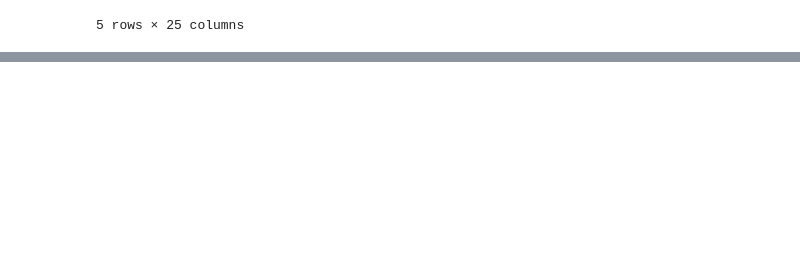
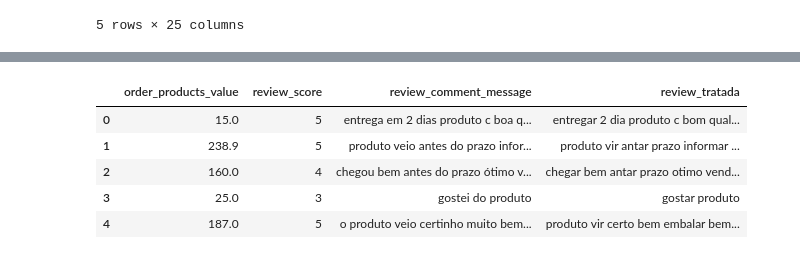
Before and after one commit to lflage/e-commerce_nlp_analysis, a Jupyter notebook: Análise de textos de reviews de e-commerce.ipynb, the cells around one changed output, grey strips where cells are left out. Cells and saved outputs as stored; diff of their text form; code cells hidden in the pictures; blank space fills up the shorter version.

```diff
--- a/Análise de textos de reviews de e-commerce.ipynb
+++ b/Análise de textos de reviews de e-commerce.ipynb
@@ -49 +50,4 @@ https://www.kaggle.com/rtatman/sentiment-lexicons-for-81-languages
+# %%
+def remover_acentos(txt):
+    return normalize('NFKD', txt).encode('ASCII', 'ignore').decode('ASCII')
 # %% [markdown]
@@ -74,0 +57,9 @@ teriam
+# %%
+stop_words = set(corpus.stopwords.words('portuguese'))
+
+stop_words_norm = []
+for i in stop_words:
+    word = remover_acentos(i)
+    stop_words_norm.append(word)
+
+stop_words_norm = stop_words_norm.remove('nao')
@@ -74,0 +68,6 @@ teriam
+# %%
+def lematizar(lista_palavras):
+    nlp = pt_core_news_sm.load()
+    doc = nlp(' '.join(lista_palavras))
+    lista_lemas = [w.lemma_ for w in doc]
+    return lista_lemas
@@ -74,0 +78,13 @@ teriam
+# %%
+for index,row in e_work_set.iterrows():
+    tk_reviews = remover_acentos(e_work_set['review_comment_message'][index]).split()
+    tk_reviews = lematizar(tk_reviews)
+    e_work_set.loc[index,'review_tratada'] = ' '.join([w for w in tk_reviews if not w in stop_words_norm])
+e_work_set.head()
+# %% [output]
+|  | order_products_value | review_score | review_comment_message | review_tratada |
+| 0 | 15.0 | 5 | entrega em 2 dias produto c boa q... | entregar 2 dia produto c bom qual... |
+| 1 | 238.9 | 5 | produto veio antes do prazo infor... | produto vir antar prazo informar ... |
+| 2 | 160.0 | 4 | chegou bem antes do prazo ótimo v... | chegar bem antar prazo otimo vend... |
+| 3 | 25.0 | 3 | gostei do produto | gostar produto |
+| 4 | 187.0 | 5 | o produto veio certinho muito bem... | produto vir certo bem embalar bem... |
```
Also changed, not shown: parts of 36 cells of this notebook.
